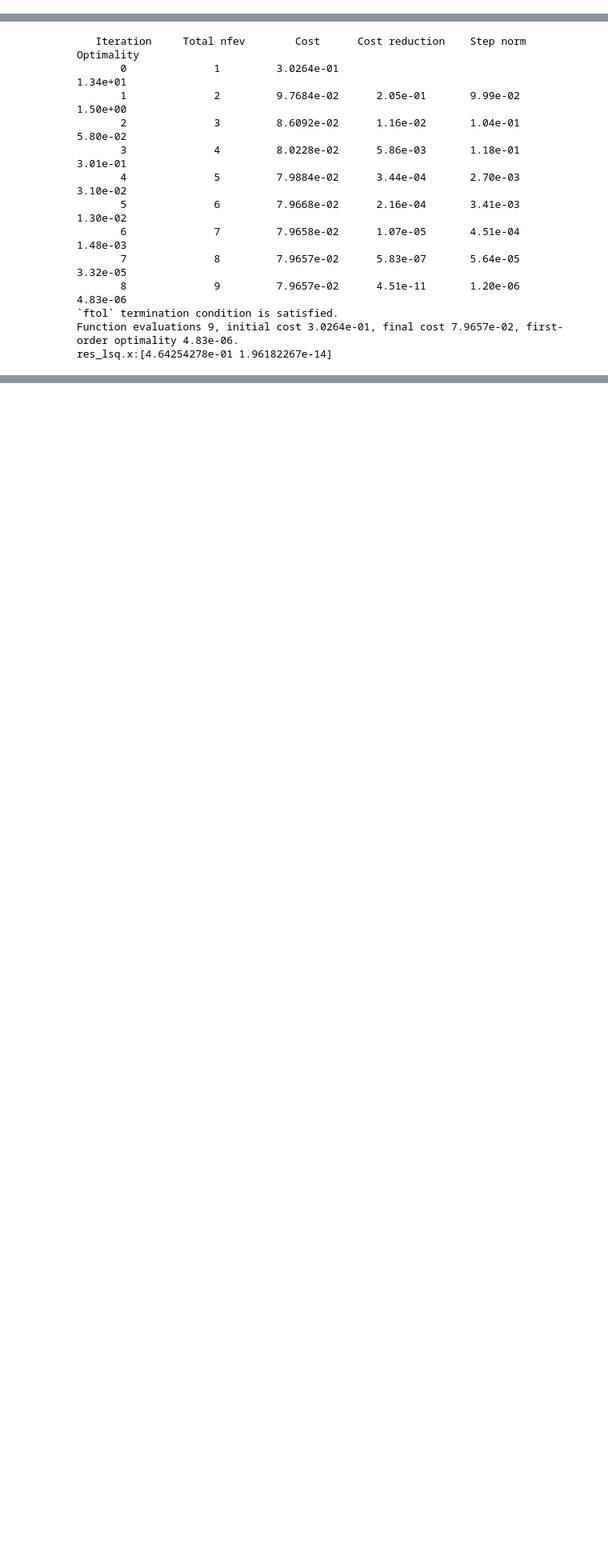
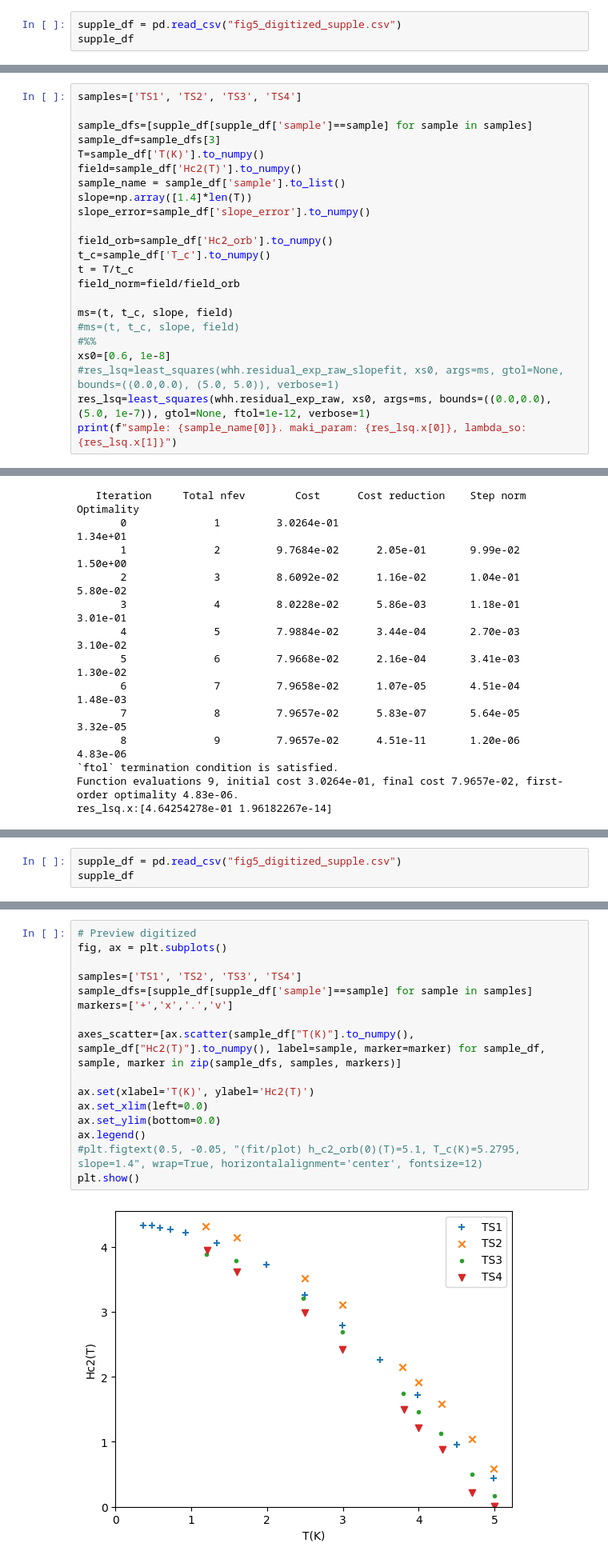
Before and after one commit to chhyyi/whh_fitting, a Jupyter notebook: fit0924.ipynb, the cells around one changed output, grey strips where cells are left out. Shown: that part at 80% size. Cells and saved outputs as stored; diff of their text form; blank space fills up the shorter version.

```diff
--- a/fit0924.ipynb
+++ b/fit0924.ipynb
@@ -149,0 +158,3 @@ plt.show()
+# %%
+supple_df = pd.read_csv("fig5_digitized_supple.csv")
+supple_df
@@ -149,0 +259,23 @@ plt.show()
+# %%
+samples=['TS1', 'TS2', 'TS3', 'TS4']
+
+sample_dfs=[supple_df[supple_df['sample']==sample] for sample in samples]
+sample_df=sample_dfs[3]
+T=sample_df['T(K)'].to_numpy()
+field=sample_df['Hc2(T)'].to_numpy()
+sample_name = sample_df['sample'].to_list()
+slope=np.array([1.4]*len(T))
+slope_error=sample_df['slope_error'].to_numpy()
+
+field_orb=sample_df['Hc2_orb'].to_numpy()
+t_c=sample_df['T_c'].to_numpy()
+t = T/t_c
+field_norm=field/field_orb
+
+ms=(t, t_c, slope, field)
+#ms=(t, t_c, slope, field)
+#%%
+xs0=[0.6, 1e-8]
+#res_lsq=least_squares(whh.residual_exp_raw_slopefit, xs0, args=ms, gtol=None, bounds=((0.0,0.0), (5.0, 5.0)), verbose=1)
+res_lsq=least_squares(whh.residual_exp_raw, xs0, args=ms, bounds=((0.0,0.0), (5.0, 1e-7)), gtol=None, ftol=1e-12, verbose=1)
+print(f"sample: {sample_name[0]}. maki_param: {res_lsq.x[0]}, lambda_so: {res_lsq.x[1]}")
@@ -249,0 +388,3 @@ plt.show()
+# %%
+supple_df = pd.read_csv("fig5_digitized_supple.csv")
+supple_df
@@ -249,0 +409,18 @@ plt.show()
+# %%
+# Preview digitized
+fig, ax = plt.subplots()
+
+samples=['TS1', 'TS2', 'TS3', 'TS4']
+sample_dfs=[supple_df[supple_df['sample']==sample] for sample in samples]
+markers=['+','x','.','v']
+
+axes_scatter=[ax.scatter(sample_df["T(K)"].to_numpy(), sample_df["Hc2(T)"].to_numpy(), label=sample, marker=marker) for sample_df, sample, marker in zip(sample_dfs, samples, markers)]
+
+ax.set(xlabel='T(K)', ylabel='Hc2(T)')
+ax.set_xlim(left=0.0)
+ax.set_ylim(bottom=0.0)
+ax.legend()
+#plt.figtext(0.5, -0.05, "(fit/plot) h_c2_orb(0)(T)=5.1, T_c(K)=5.2795, slope=1.4", wrap=True, horizontalalignment='center', fontsize=12)
+plt.show()
+# %% [output]
+[figure, added]
```
Also changed, not shown: parts of 20 cells of this notebook, 5 other files.
